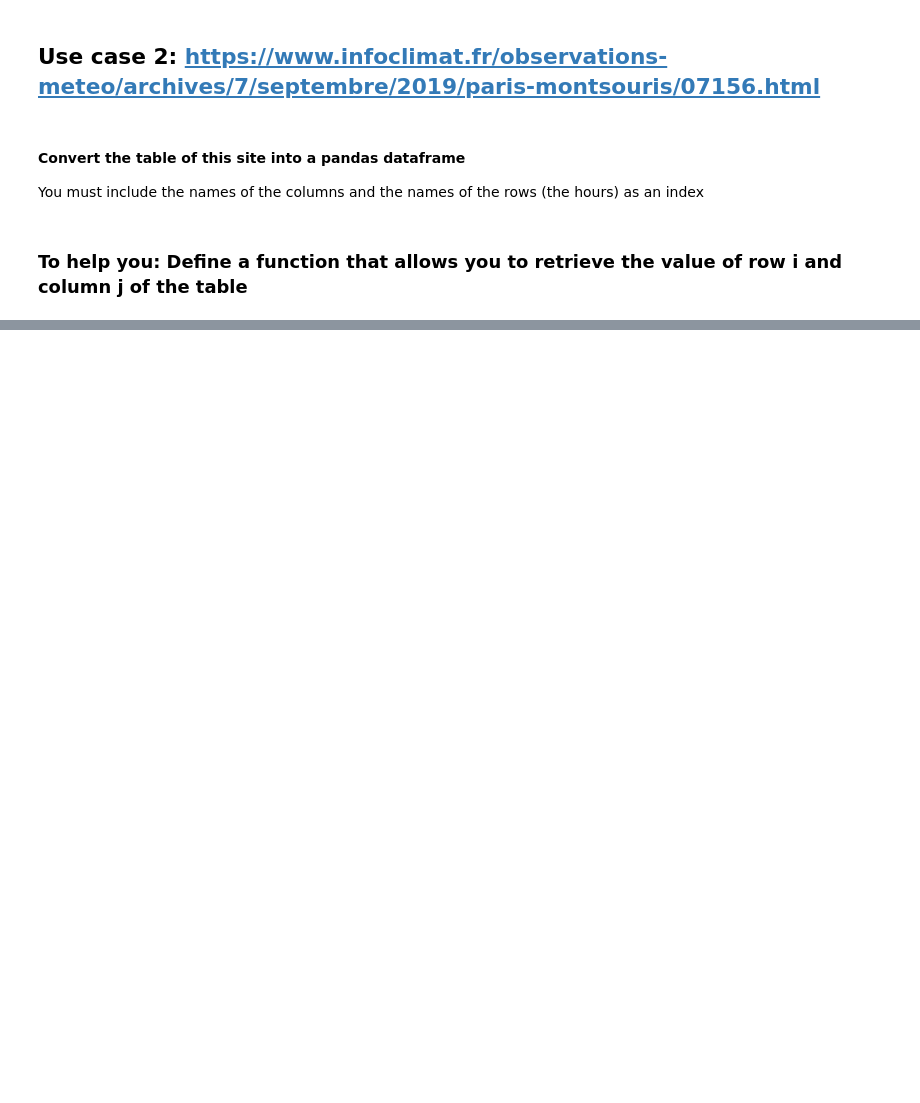
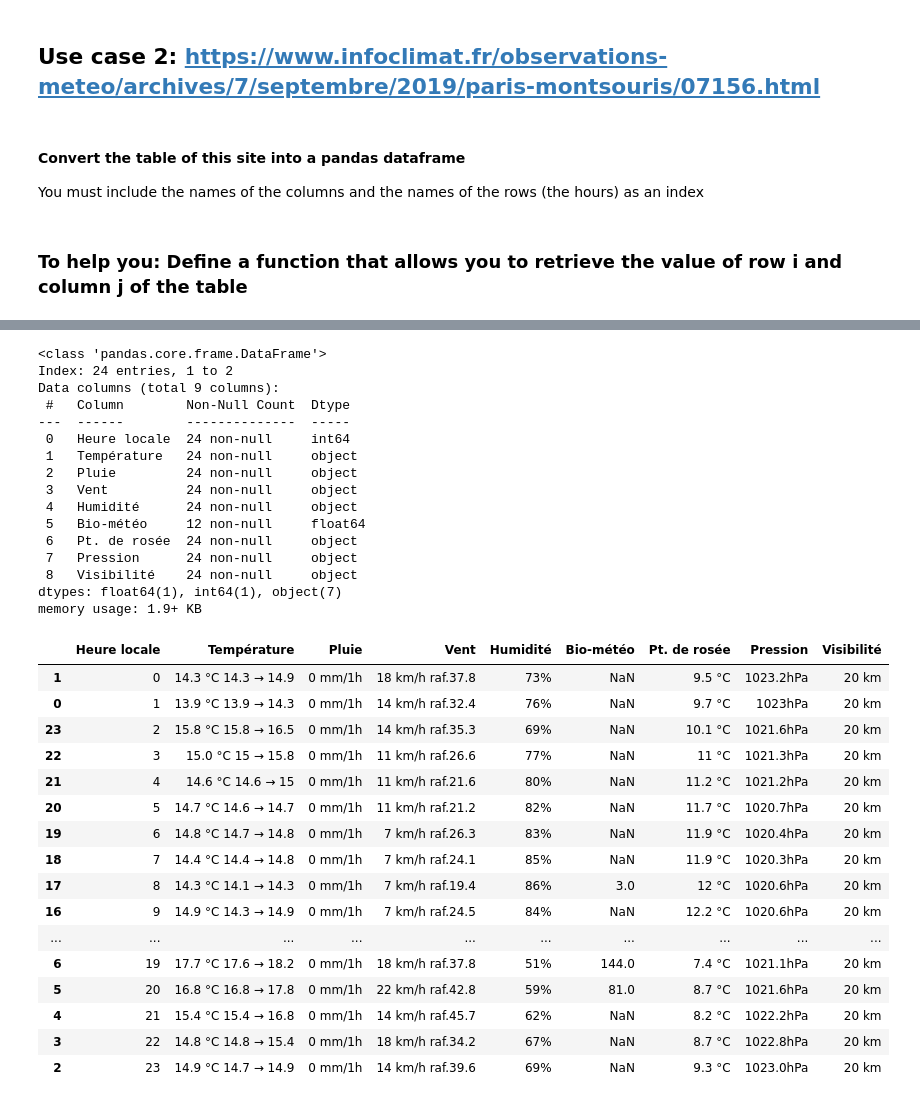
Before and after one commit to Poliaboy/PythonForDataAnalysis, a Jupyter notebook: PW6_Alex_Szpakiewicz.ipynb, the cells around one changed output, grey strips where cells are left out. Cells and saved outputs as stored; diff of their text form; code cells hidden in the pictures; blank space fills up the shorter version.

```diff
--- a/PW6_Alex_Szpakiewicz.ipynb
+++ b/PW6_Alex_Szpakiewicz.ipynb
@@ -267,0 +316,2 @@ You must include the names of the columns and the names of the rows (the hours)
+# %%
+df = df.drop(columns=['Unnamed: 1'])
@@ -267,0 +337,41 @@ You must include the names of the columns and the names of the rows (the hours)
+# %%
+df['Heure locale']=df['Heure locale'].str.replace('h', '')
+df['Heure locale']=df['Heure locale'].map(lambda x: int(x))
+df = df.sort_values(by='Heure locale', ascending=True)
+# %%
+df.info()
+df.head(36)
+# %% [output]
+<class 'pandas.core.frame.DataFrame'>
+Index: 24 entries, 1 to 2
+Data columns (total 9 columns):
+ #   Column        Non-Null Count  Dtype
+---  ------        --------------  -----
+ 0   Heure locale  24 non-null     int64
+ 1   Température   24 non-null     object
+ 2   Pluie         24 non-null     object
+ 3   Vent          24 non-null     object
+ 4   Humidité      24 non-null     object
+ 5   Bio-météo     12 non-null     float64
+ 6   Pt. de rosée  24 non-null     object
+ 7   Pression      24 non-null     object
+ 8   Visibilité    24 non-null     object
+dtypes: float64(1), int64(1), object(7)
+memory usage: 1.9+ KB
+|  | Heure locale | Température | Pluie | Vent | Humidité | Bio-météo | Pt. de rosée | Pression | Visibilité |
+| 1 | 0 | 14.3 °C 14.3 → 14.9 | 0 mm/1h | 18 km/h raf.37.8 | 73% | NaN | 9.5 °C | 1023.2hPa | 20 km |
+| 0 | 1 | 13.9 °C 13.9 → 14.3 | 0 mm/1h | 14 km/h raf.32.4 | 76% | NaN | 9.7 °C | 1023hPa | 20 km |
+| 23 | 2 | 15.8 °C 15.8 → 16.5 | 0 mm/1h | 14 km/h raf.35.3 | 69% | NaN | 10.1 °C | 1021.6hPa | 20 km |
+| 22 | 3 | 15.0 °C 15 → 15.8 | 0 mm/1h | 11 km/h raf.26.6 | 77% | NaN | 11 °C | 1021.3hPa | 20 km |
+| 21 | 4 | 14.6 °C 14.6 → 15 | 0 mm/1h | 11 km/h raf.21.6 | 80% | NaN | 11.2 °C | 1021.2hPa | 20 km |
+| 20 | 5 | 14.7 °C 14.6 → 14.7 | 0 mm/1h | 11 km/h raf.21.2 | 82% | NaN | 11.7 °C | 1020.7hPa | 20 km |
+| 19 | 6 | 14.8 °C 14.7 → 14.8 | 0 mm/1h | 7 km/h raf.26.3 | 83% | NaN | 11.9 °C | 1020.4hPa | 20 km |
+| 18 | 7 | 14.4 °C 14.4 → 14.8 | 0 mm/1h | 7 km/h raf.24.1 | 85% | NaN | 11.9 °C | 1020.3hPa | 20 km |
+| 17 | 8 | 14.3 °C 14.1 → 14.3 | 0 mm/1h | 7 km/h raf.19.4 | 86% | 3.0 | 12 °C | 1020.6hPa | 20 km |
+| 16 | 9 | 14.9 °C 14.3 → 14.9 | 0 mm/1h | 7 km/h raf.24.5 | 84% | NaN | 12.2 °C | 1020.6hPa | 20 km |
+| ... | ... | ... | ... | ... | ... | ... | ... | ... | ... |
+| 6 | 19 | 17.7 °C 17.6 → 18.2 | 0 mm/1h | 18 km/h raf.37.8 | 51% | 144.0 | 7.4 °C | 1021.1hPa | 20 km |
+| 5 | 20 | 16.8 °C 16.8 → 17.8 | 0 mm/1h | 22 km/h raf.42.8 | 59% | 81.0 | 8.7 °C | 1021.6hPa | 20 km |
+| 4 | 21 | 15.4 °C 15.4 → 16.8 | 0 mm/1h | 14 km/h raf.45.7 | 62% | NaN | 8.2 °C | 1022.2hPa | 20 km |
+| 3 | 22 | 14.8 °C 14.8 → 15.4 | 0 mm/1h | 18 km/h raf.34.2 | 67% | NaN | 8.7 °C | 1022.8hPa | 20 km |
+| 2 | 23 | 14.9 °C 14.7 → 14.9 | 0 mm/1h | 14 km/h raf.39.6 | 69% | NaN | 9.3 °C | 1023.0hPa | 20 km |
```
Also changed, not shown: parts of 5 cells of this notebook, 1 other file.
